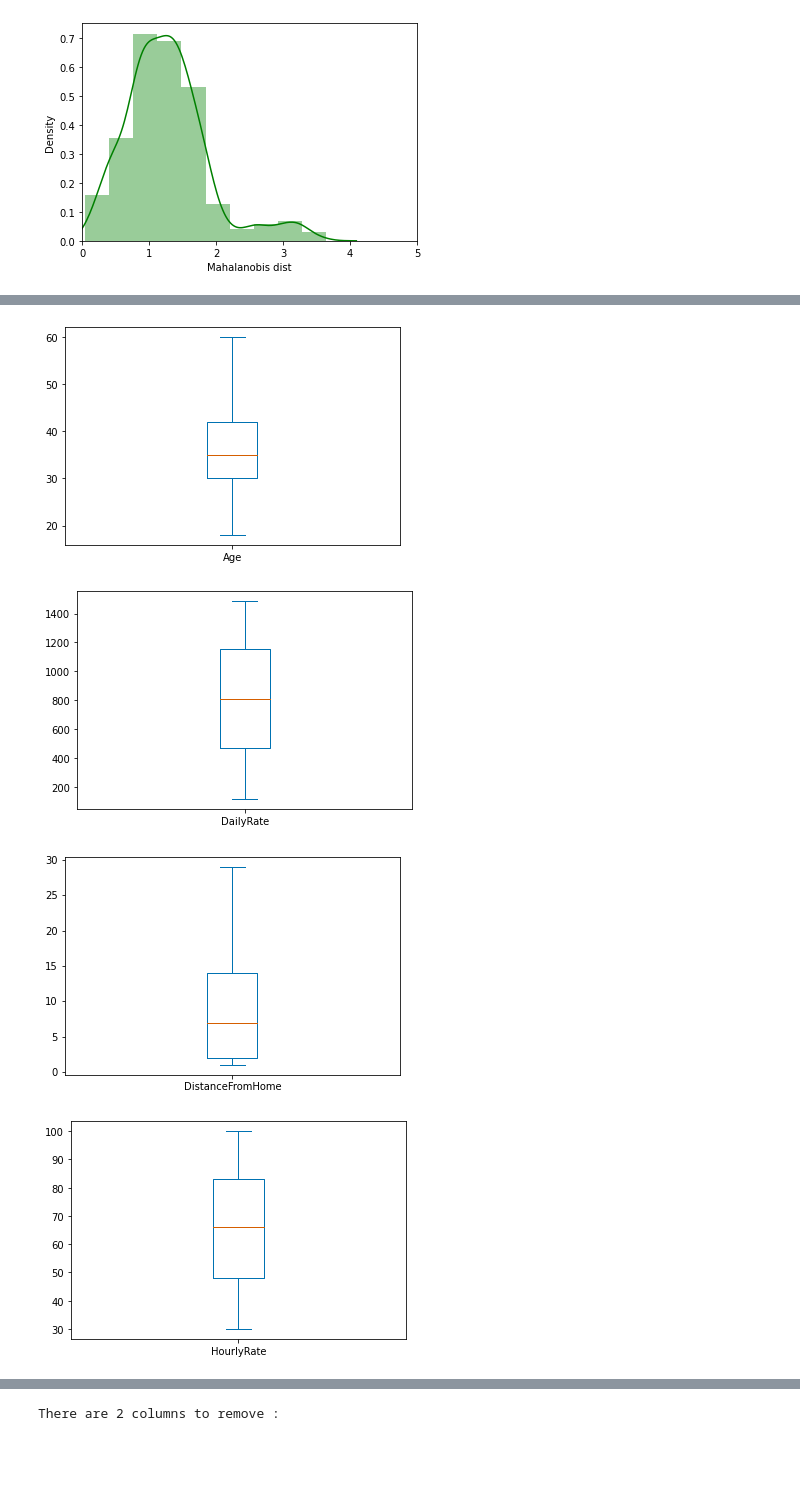
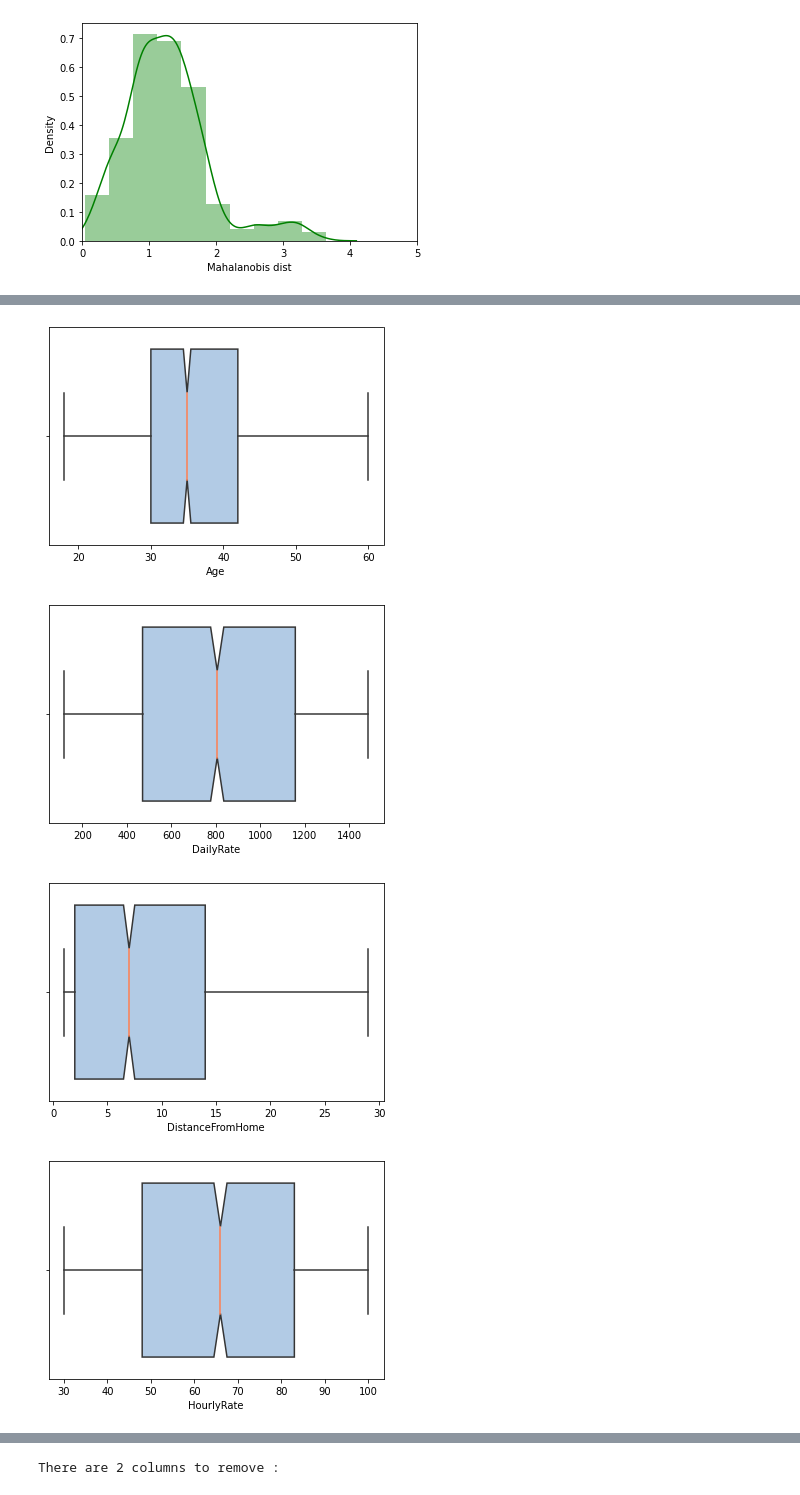
Before and after one commit to Robertosoftware/Employee-Attrition, a Jupyter notebook: Notebook/Employee-Churn.ipynb, the cells around one changed output, grey strips where cells are left out. Drawn from its saved outputs; the diff is of its cells as text; code cells hidden in the pictures; blank space fills up the shorter version.

```diff
--- a/Notebook/Employee-Churn.ipynb
+++ b/Notebook/Employee-Churn.ipynb
@@ -632,10 +632,10 @@ training_data = training_data[~anomaly_train['Anomaly']]
 # %%
 for col in training_data.columns:
     if (training_data[col].dtype != 'object') & (len(training_data[col].unique()) > 10):
-        training_data[col].plot(kind='box')
+        sns.boxplot(x=training_data[col],    flierprops={"marker": "x"},boxprops={"facecolor": (.4, .6, .8, .5)}, medianprops={"color": "coral"},notch=True)
         plt.show()
 # %% [output]
-[figure, old version]
+[figure, new version]
-[figure, old version]
+[figure, new version]
-[figure, old version]
+[figure, new version]
-[figure, old version]
+[figure, new version]
```
Also changed, not shown: parts of 34 cells of this notebook, 1 other file.
